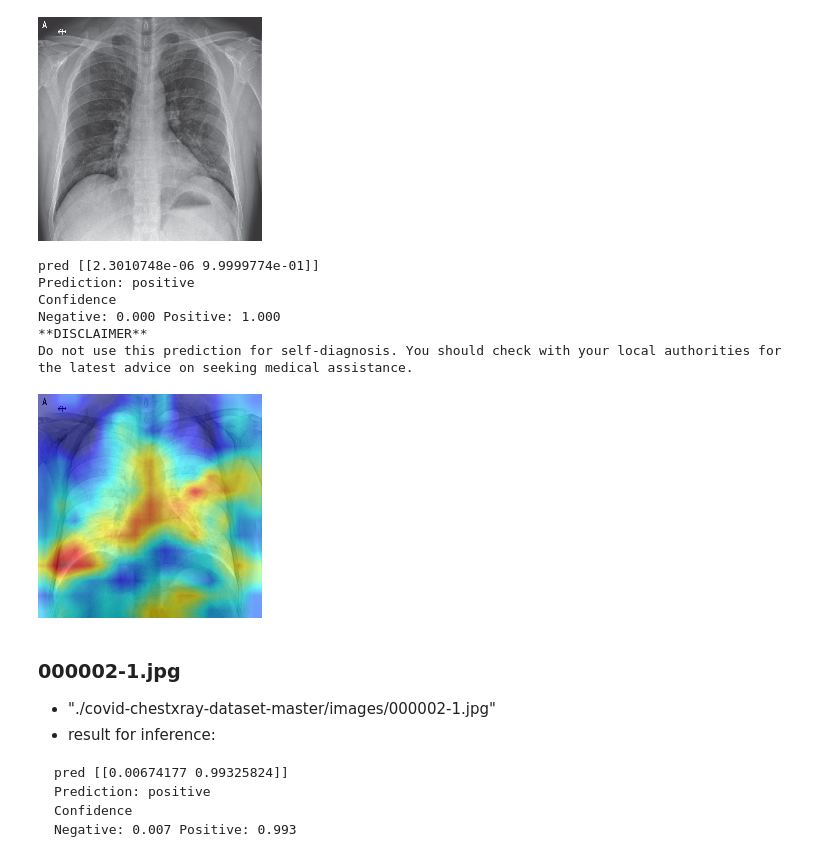
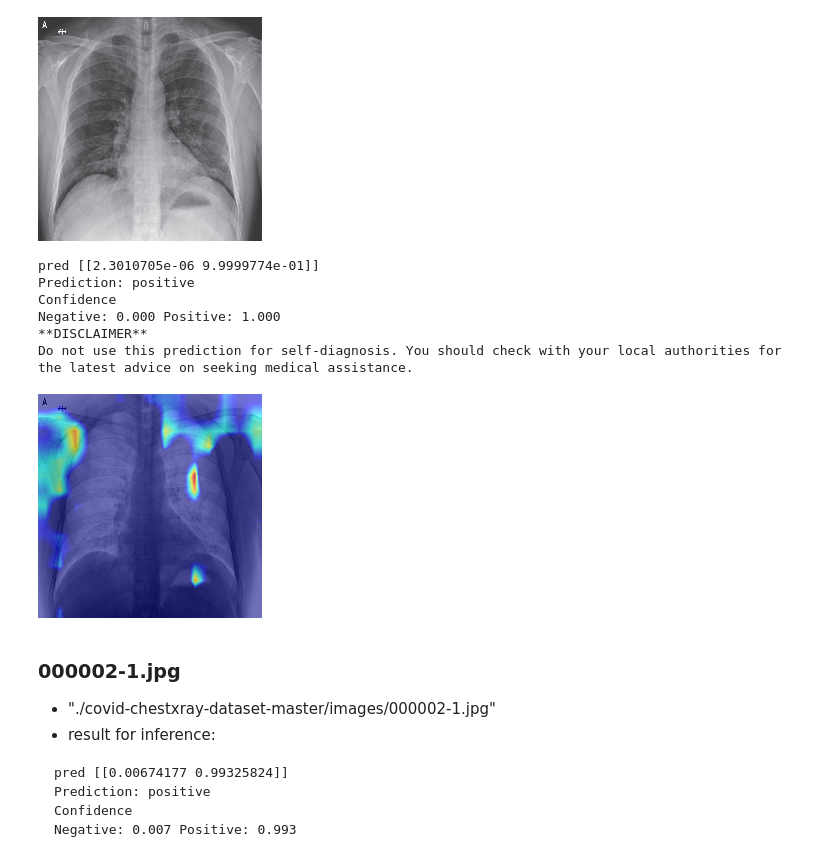
Before and after one commit to jellyXuuuuu/CovidNetDeepLearning, a Jupyter notebook: covid19model_ex_gradcam.ipynb, the cells around one changed output. Drawn from its saved outputs; the diff is of its cells as text; code cells hidden in the pictures.

Commit message:
Change conv_final_layer with 'post_relu/Relu' and 'private__identity_block_11/Relu_2' respectively

```diff
--- a/covid19model_ex_gradcam.ipynb
+++ b/covid19model_ex_gradcam.ipynb
@@ -136,7 +155,8 @@ def process_image_file(filepath, size, top_percent=0.08, crop=True):
 # arguments:
 IMAGE_PATH ="assets/ex-covid.jpeg"
 output_node_names = "norm_dense_2/Softmax"
-final_conv_name="conv5_block3_1_conv/convolution"  #conv4_block3_1_bn/gamma/initial_value,conv4_block3_1_bn/gamma
+final_conv_name="post_relu/Relu"
+#post_relu/Relu,post_bn/cond/FusedBatchNorm, conv5_block3_out/add, conv5_block3_3_conv/convolution, conv5_block3_1_conv/convolution, conv4_block3_1_bn/gamma/initial_value,conv4_block3_1_bn/gamma
 model_path = 'models/COVIDNet-CXR-2/model'
 
 # USE COVIDNet CXR 2
@@ -435,7 +666,7 @@ def process_image_file(filepath, size, top_percent=0.08, crop=True):
 # arguments:
 IMAGE_PATH = "./covid-chestxray-dataset-master/images/000001-1.jpg"
 output_node_names = "norm_dense_2/Softmax"
-final_conv_name="conv5_block3_1_conv/convolution"  #conv4_block3_1_bn/gamma/initial_value,conv4_block3_1_bn/gamma
+final_conv_name="post_relu/Relu"  #conv4_block3_1_bn/gamma/initial_value,conv4_block3_1_bn/gamma
 model_path = 'models/COVIDNet-CXR-2/model'
 
 # USE COVIDNet CXR 2
@@ -682,7 +913,7 @@ def process_image_file(filepath, size, top_percent=0.08, crop=True):
 # arguments:
 IMAGE_PATH ="./covid-chestxray-dataset-master/images/nejmoa2001191_f5-PA.jpeg"
 output_node_names = "norm_dense_2/Softmax"
-final_conv_name="conv5_block3_1_conv/convolution"  #conv4_block3_1_bn/gamma/initial_value,conv4_block3_1_bn/gamma
+final_conv_name="post_relu/Relu"  #conv4_block3_1_bn/gamma/initial_value,conv4_block3_1_bn/gamma
 model_path = 'models/COVIDNet-CXR-2/model'
 
 # USE COVIDNet CXR 2
@@ -774,35 +1005,35 @@ with tf.Session() as sess:
     print('Do not use this prediction for self-diagnosis. You should check with your local authorities for the latest advice on seeking medical assistance.')
 
 
     # input_image_tensor_m = sess.graph.get_tensor_by_name("input_1:0")
     # # input_is_training_tensor = sess.graph.get_tensor_by_name("input/is_training:0")
 
     # x = process_image_file(IMAGE_PATH, 480, top_percent=0.08) # IMAGE_PATH = 'assets/ex-covid.jpeg'
     # x = x.astype('float32') / 255.0
     # # feed_dict = {input_image_tensor_m: np.expand_dims(x, axis=0)}
     # # print("np.expand_dims(x, axis=0)", np.expand_dims(x, axis=0))
 
     cam=grad_cam(prob_name=output_node_names, label=0,
                   layer_name=final_conv_name, sess=sess,
                   feed_dict=feed_dict, # feed_dict={input_image_tensor_m: np.expand_dims(x, axis=0)},
                   nb_classes=2)
 
     # feed_dict={input_image_tensor_m: [img_m_f], input_is_training_tensor: False}
     image_batch = img_m_0[None, :, :, :3]
     image = np.uint8(image_batch[0][:, :, ::-1] * 255.0)
 
     dst_m=save_cam(cam, image, 'm')  # cam, img_m, 'm'
     cv2_imshow(dst_m)
     # cv.imshow('dst_m_v',dst_m)
     cv.waitKey(0)
 # %% [output]
-pred [[2.3010748e-06 9.9999774e-01]]
+pred [[2.3010705e-06 9.9999774e-01]]
 Prediction: positive
 Confidence
 Negative: 0.000 Positive: 1.000
 **DISCLAIMER**
 Do not use this prediction for self-diagnosis. You should check with your local authorities for the latest advice on seeking medical assistance.
-[figure, old version]
+[figure, new version]
 # %% [markdown]
 ### 000002-1.jpg
 - "./covid-chestxray-dataset-master/images/000002-1.jpg"
```
Also changed, not shown: parts of 9 cells of this notebook.
